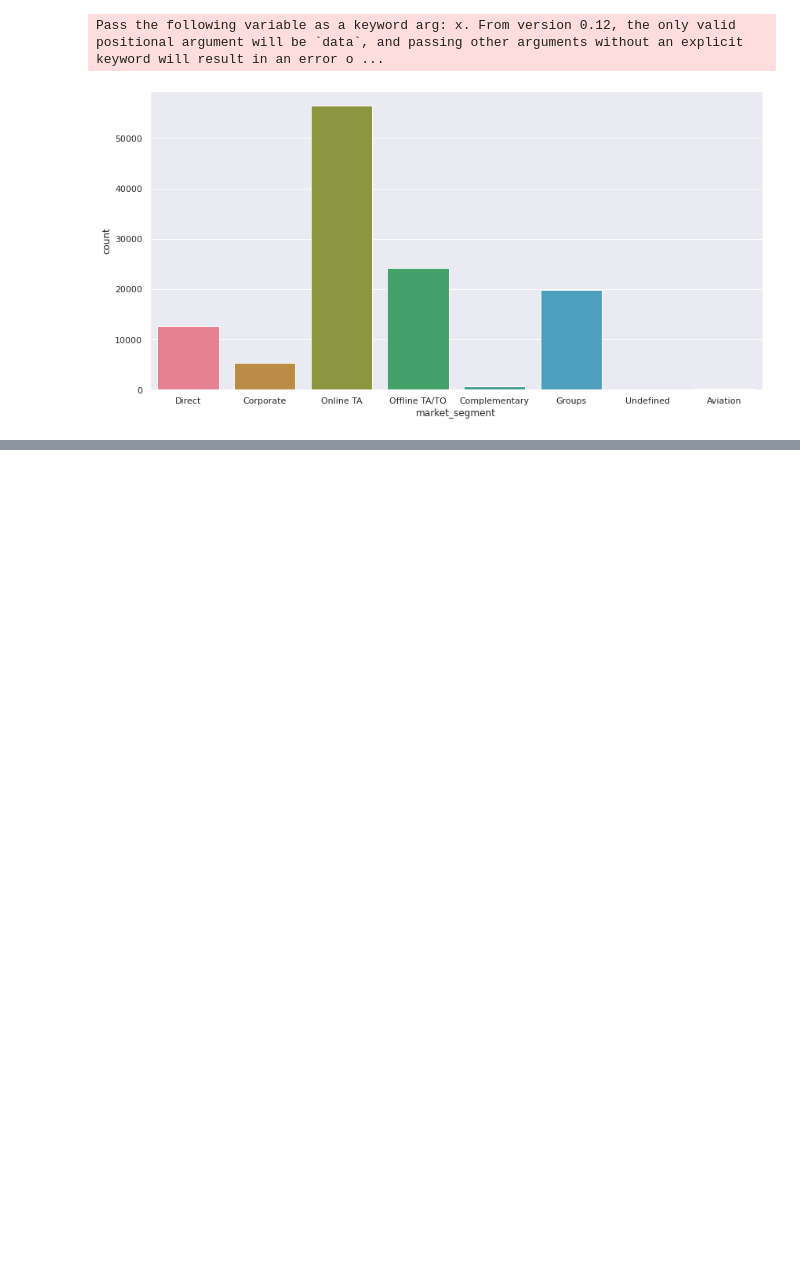
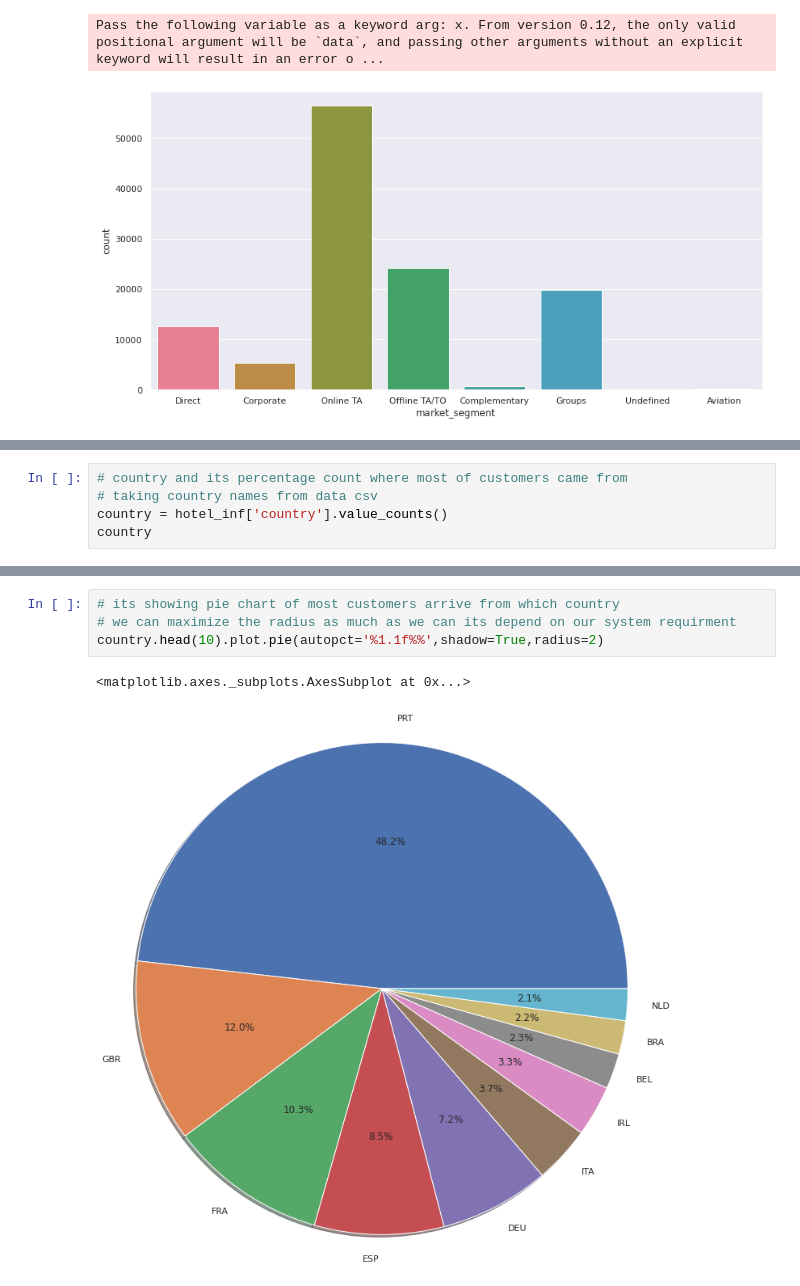
Before and after one commit to anasjy/Hotel-Booking-Analysis, a Jupyter notebook: Hotel_Booking_Analysis_Capstone_project.ipynb, the cells around one changed output, grey strips where cells are left out. Cells and saved outputs as stored; diff of their text form; blank space fills up the shorter version.

Commit message:
fifth commit of hotel booking

```diff
--- a/Hotel_Booking_Analysis_Capstone_project.ipynb
+++ b/Hotel_Booking_Analysis_Capstone_project.ipynb
@@ -333,0 +371,5 @@ Pass the following variable as a keyword arg: x. From version 0.12, the only val
+# %%
+# country and its percentage count where most of customers came from
+# taking country names from data csv
+country = hotel_inf['country'].value_counts()
+country
@@ -333,0 +389,7 @@ Pass the following variable as a keyword arg: x. From version 0.12, the only val
+# %%
+# its showing pie chart of most customers arrive from which country
+# we can maximize the radius as much as we can its depend on our system requirment
+country.head(10).plot.pie(autopct='%1.1f%%',shadow=True,radius=2)
+# %% [output]
+<matplotlib.axes._subplots.AxesSubplot at 0x...>
+[figure, added]
```
Also changed, not shown: parts of 42 cells of this notebook.
